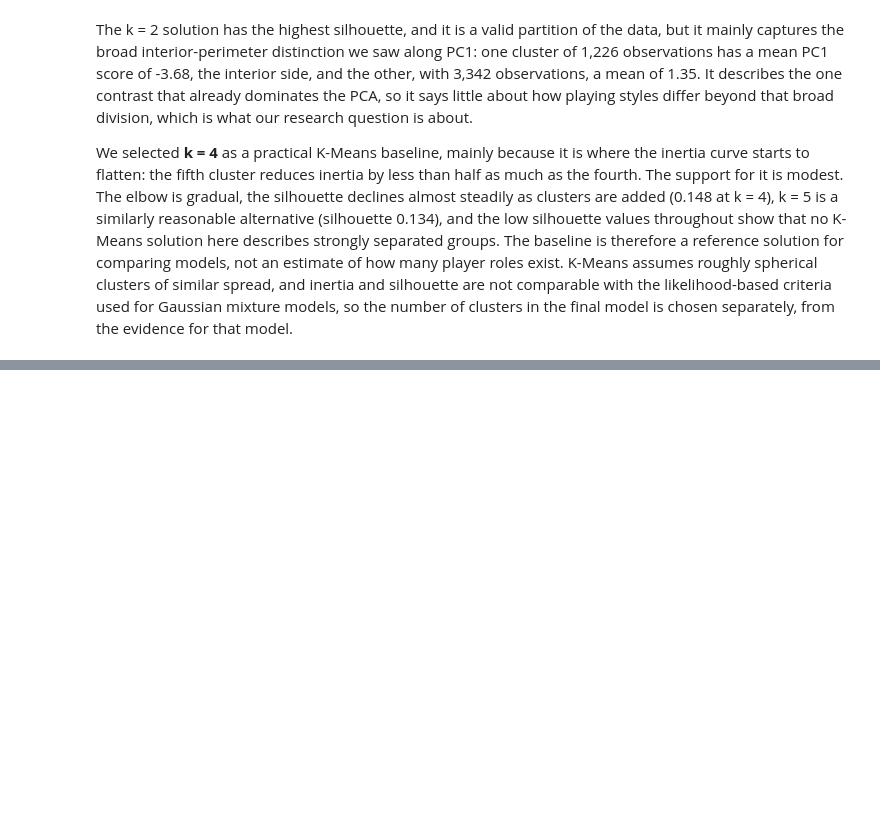
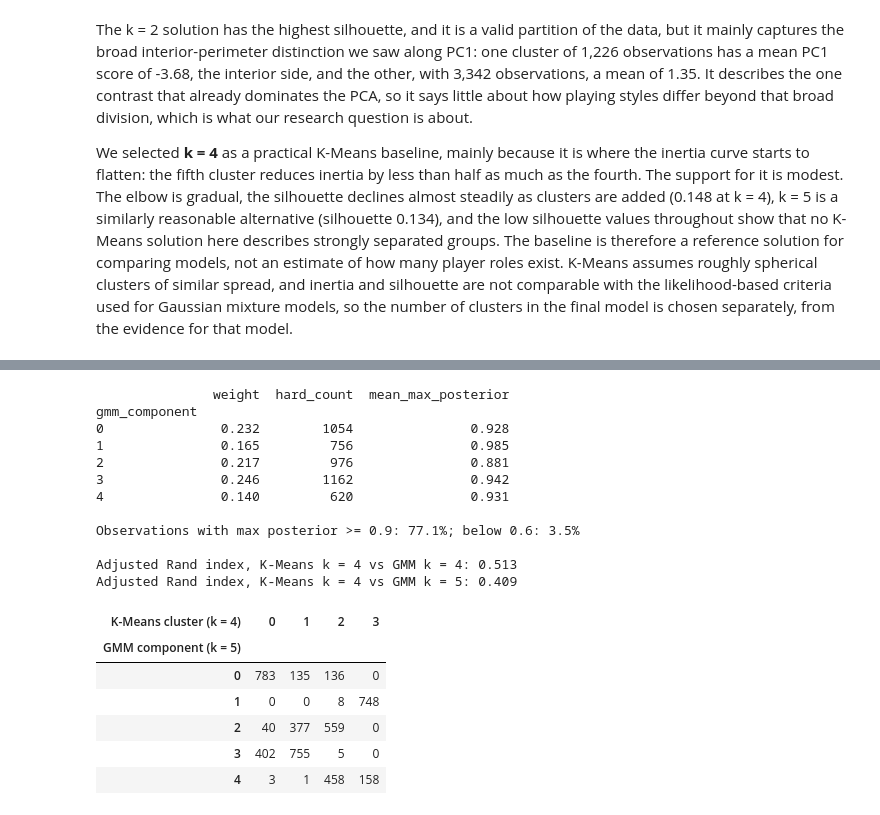
Before and after one commit to DoronWolinsky/Yuval-and-Doron-s-final-project---EuroLeague-player-roles, a Jupyter notebook: notebooks/EuroLeague_Player_Roles_Project.ipynb, the cells around one changed output, grey strips where cells are left out. Cells and saved outputs as stored; diff of their text form; code cells hidden in the pictures; blank space fills up the shorter version.

```diff
--- a/notebooks/EuroLeague_Player_Roles_Project.ipynb
+++ b/notebooks/EuroLeague_Player_Roles_Project.ipynb
@@ -2697,0 +2953,45 @@ final model is chosen separately, from the evidence for that model.
+# %%
+from sklearn.metrics import adjusted_rand_score
+
+GMM_SELECTED_K = 5
+gmm_selected = gmm_models[GMM_REG_COVAR][GMM_SELECTED_K]
+gmm_posteriors = pd.DataFrame(gmm_selected.predict_proba(X_scaled), index=X_scaled.index,
+                              columns=[f"component_{j}" for j in range(GMM_SELECTED_K)])
+gmm_labels = pd.Series(gmm_selected.predict(X_scaled), index=X_scaled.index, name="gmm_component")
+max_posterior = gmm_posteriors.max(axis=1)
+
+print(pd.DataFrame({
+    "weight": gmm_selected.weights_,
+    "hard_count": gmm_labels.value_counts().sort_index(),
+    "mean_max_posterior": max_posterior.groupby(gmm_labels).mean(),
+}).round(3).to_string(), "\n")
+print(f"Observations with max posterior >= 0.9: {(max_posterior >= 0.9).mean():.1%}; "
+      f"below 0.6: {(max_posterior < 0.6).mean():.1%}\n")
+
+gmm_k4_labels = gmm_models[GMM_REG_COVAR][KMEANS_BASELINE_K].predict(X_scaled)
+print(f"Adjusted Rand index, K-Means k = 4 vs GMM k = 4: "
+      f"{adjusted_rand_score(kmeans_labels, gmm_k4_labels):.3f}")
+print(f"Adjusted Rand index, K-Means k = 4 vs GMM k = {GMM_SELECTED_K}: "
+      f"{adjusted_rand_score(kmeans_labels, gmm_labels):.3f}\n")
+pd.crosstab(gmm_labels, kmeans_labels, rownames=[f"GMM component (k = {GMM_SELECTED_K})"],
+            colnames=["K-Means cluster (k = 4)"])
+# %% [output]
+               weight  hard_count  mean_max_posterior
+gmm_component
+0               0.232        1054               0.928
+1               0.165         756               0.985
+2               0.217         976               0.881
+3               0.246        1162               0.942
+4               0.140         620               0.931
+
+Observations with max posterior >= 0.9: 77.1%; below 0.6: 3.5%
+
+Adjusted Rand index, K-Means k = 4 vs GMM k = 4: 0.513
+Adjusted Rand index, K-Means k = 4 vs GMM k = 5: 0.409
+| K-Means cluster (k = 4) | 0 | 1 | 2 | 3 |
+| GMM component (k = 5) |  |  |  |  |
+| 0 | 783 | 135 | 136 | 0 |
+| 1 | 0 | 0 | 8 | 748 |
+| 2 | 40 | 377 | 559 | 0 |
+| 3 | 402 | 755 | 5 | 0 |
+| 4 | 3 | 1 | 458 | 158 |
```
Also changed, not shown: parts of 10 cells of this notebook, 4 other files.
